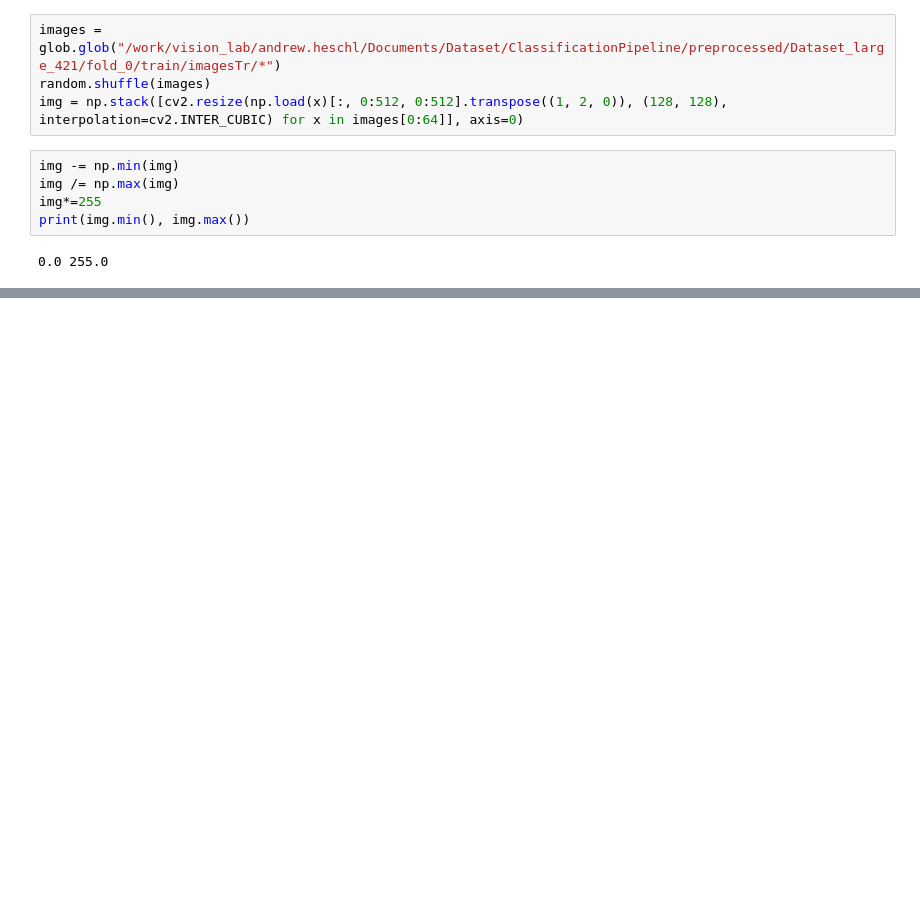
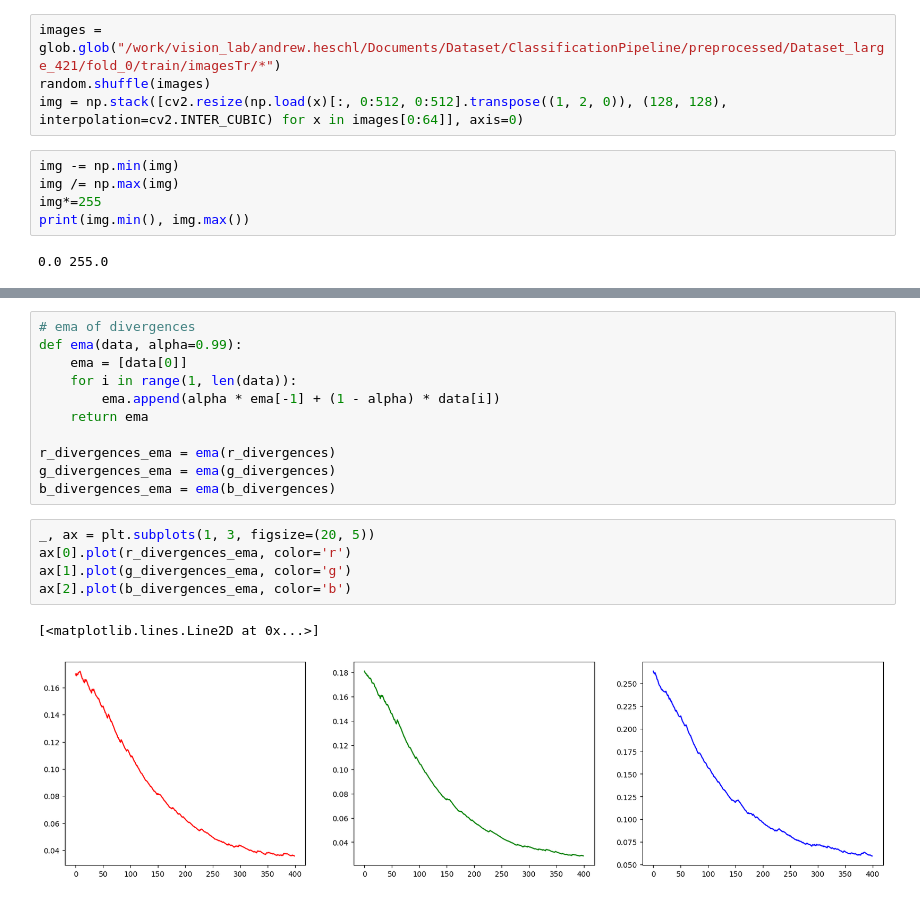
Before and after one commit to aheschl1/ClasSegPipeline, a Jupyter notebook: hist.ipynb, the cells around one changed output, grey strips where cells are left out. Cells and saved outputs as stored; diff of their text form; blank space fills up the shorter version.

```diff
--- a/hist.ipynb
+++ b/hist.ipynb
@@ -68,0 +132,19 @@ plot_b("b", alpha=0.5)
+# %%
+# ema of divergences
+def ema(data, alpha=0.99):
+    ema = [data[0]]
+    for i in range(1, len(data)):
+        ema.append(alpha * ema[-1] + (1 - alpha) * data[i])
+    return ema
+
+r_divergences_ema = ema(r_divergences)
+g_divergences_ema = ema(g_divergences)
+b_divergences_ema = ema(b_divergences)
+# %%
+_, ax = plt.subplots(1, 3, figsize=(20, 5))
+ax[0].plot(r_divergences_ema, color='r')
+ax[1].plot(g_divergences_ema, color='g')
+ax[2].plot(b_divergences_ema, color='b')
+# %% [output]
+[<matplotlib.lines.Line2D at 0x...>]
+[figure, added]
```
Also changed, not shown: parts of 18 cells of this notebook, 3 other files.
